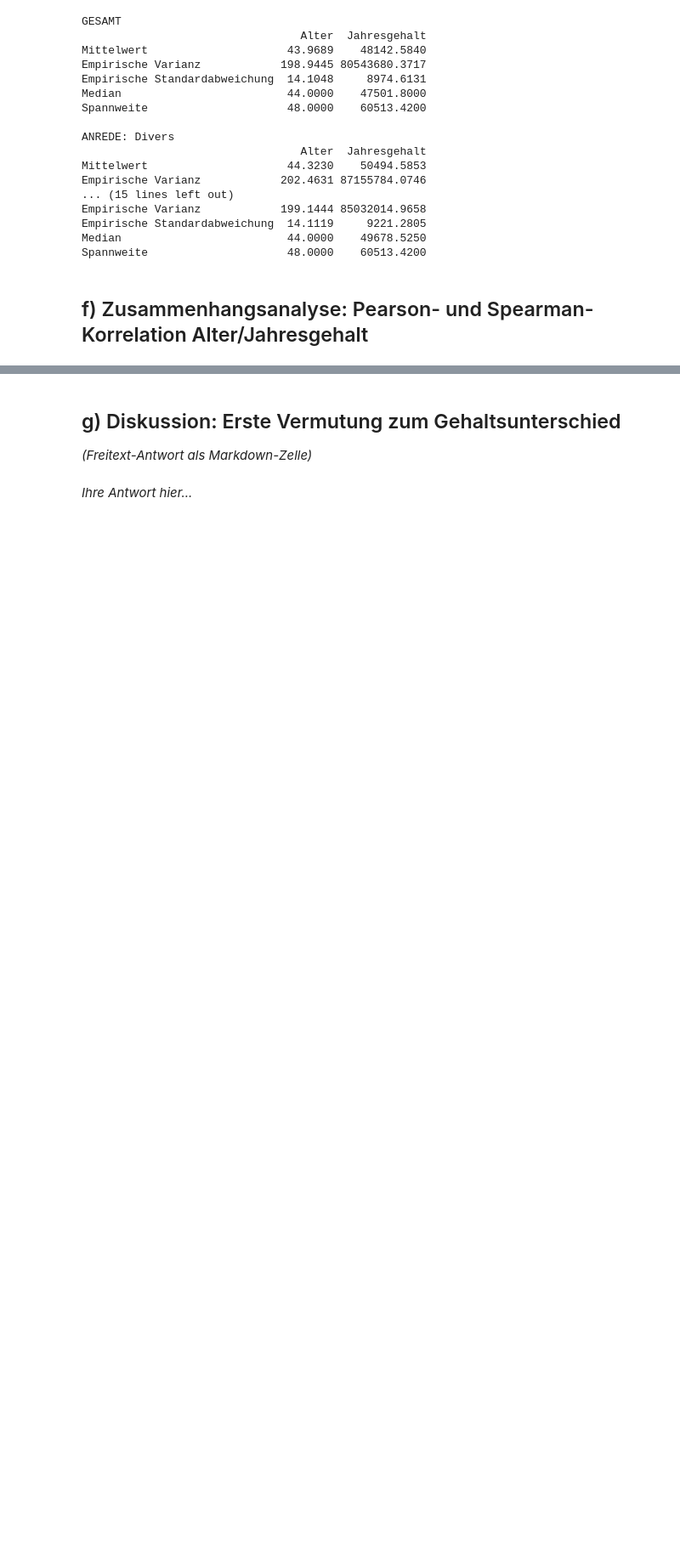
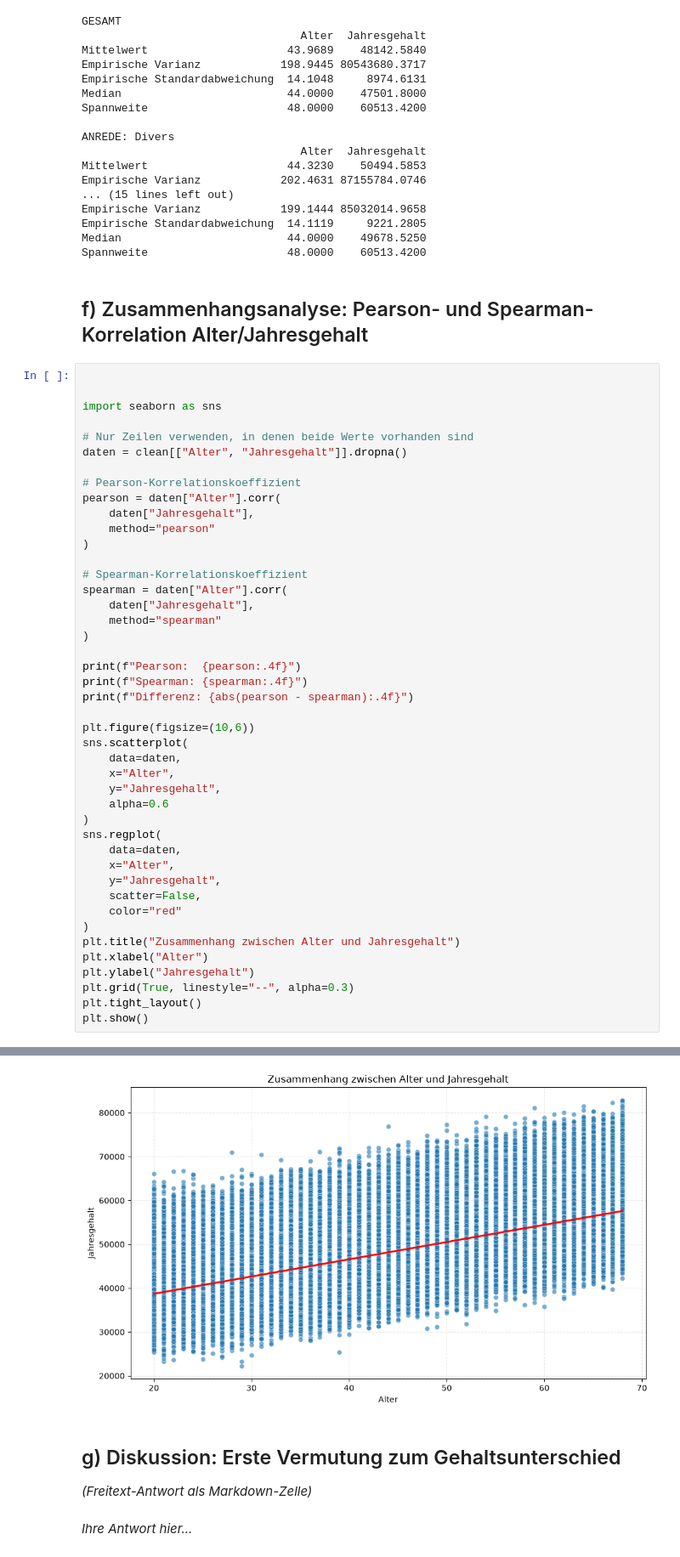
Before and after one commit to cornfakee/stat_lab, a Jupyter notebook: Unterlagen_Gruppe04/Aufgaben_NANUAG_Gruppe04.ipynb, the cells around one changed output, grey strips where cells are left out. Shown at 85% size. Drawn from its saved outputs; the diff is of its cells as text; blank space fills up the shorter version.

```diff
--- a/Unterlagen_Gruppe04/Aufgaben_NANUAG_Gruppe04.ipynb
+++ b/Unterlagen_Gruppe04/Aufgaben_NANUAG_Gruppe04.ipynb
@@ -293,3 +291,48 @@ Median                         44.0000    49678.5250
 Spannweite                     48.0000    60513.4200
 # %% [markdown]
 ## f) Zusammenhangsanalyse: Pearson- und Spearman-Korrelation Alter/Jahresgehalt
+# %%
+
+
+import seaborn as sns
+
+# Nur Zeilen verwenden, in denen beide Werte vorhanden sind
+daten = clean[["Alter", "Jahresgehalt"]].dropna()
+
+# Pearson-Korrelationskoeffizient
+pearson = daten["Alter"].corr(
+    daten["Jahresgehalt"],
+    method="pearson"
+)
+
+# Spearman-Korrelationskoeffizient
+spearman = daten["Alter"].corr(
+    daten["Jahresgehalt"],
+    method="spearman"
+)
+
+print(f"Pearson:  {pearson:.4f}")
+print(f"Spearman: {spearman:.4f}")
+print(f"Differenz: {abs(pearson - spearman):.4f}")
+
+plt.figure(figsize=(10,6))
+sns.scatterplot(
+    data=daten,
+    x="Alter",
+    y="Jahresgehalt",
+    alpha=0.6
+)
+sns.regplot(
+    data=daten,
+    x="Alter",
+    y="Jahresgehalt",
+    scatter=False,
+    color="red"
+)
+plt.title("Zusammenhang zwischen Alter und Jahresgehalt")
+plt.xlabel("Alter")
+plt.ylabel("Jahresgehalt")
+plt.grid(True, linestyle="--", alpha=0.3)
+plt.tight_layout()
+plt.show()
+# %% [output]
@@ -296,3 +342,4 @@ Spannweite                     48.0000    60513.4200
+[figure, added]
 # %% [markdown]
 ## g) Diskussion: Erste Vermutung zum Gehaltsunterschied
 *(Freitext-Antwort als Markdown-Zelle)*
```
Also changed, not shown: parts of 5 cells of this notebook, 1 other file.
